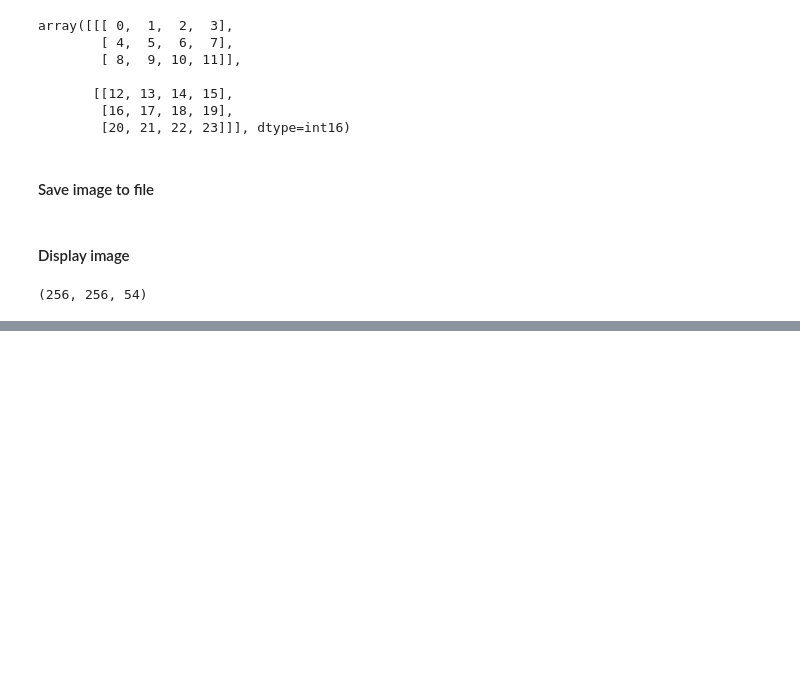
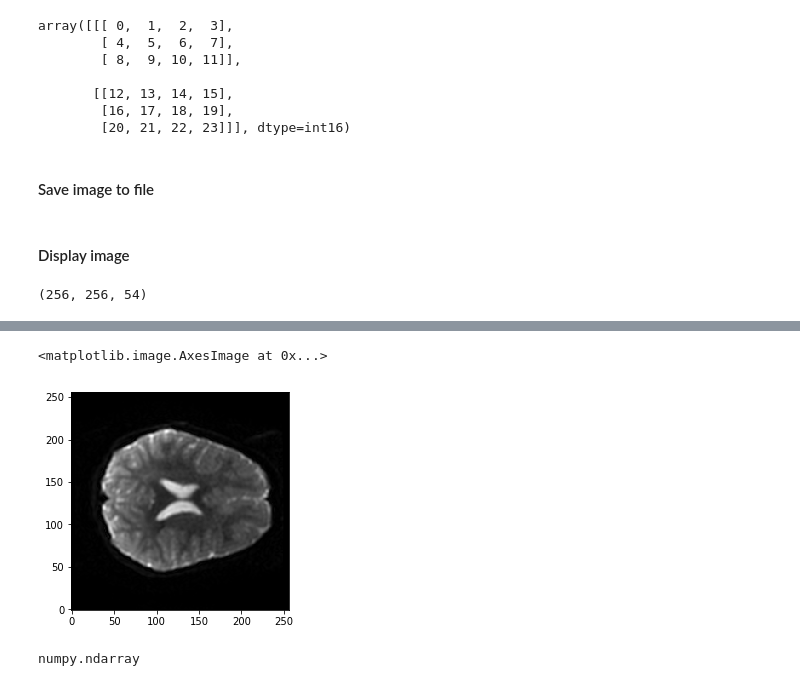
Before and after one commit to oscarychen/brAInzViewer, a Jupyter notebook: NiBabelTutorial.ipynb, the cells around one changed output, grey strips where cells are left out. Cells and saved outputs as stored; diff of their text form; code cells hidden in the pictures; blank space fills up the shorter version.

```diff
--- a/NiBabelTutorial.ipynb
+++ b/NiBabelTutorial.ipynb
@@ -204,0 +205,9 @@ show_slices([slice_0,slice_1,slice_2])
+# %%
+plt.imshow(slice_2, cmap='gray', origin='lower', aspect = 1)
+# %% [output]
+<matplotlib.image.AxesImage at 0x...>
+[figure, added]
+# %%
+type(slice_2)
+# %% [output]
+numpy.ndarray
```
Also changed, not shown: parts of 5 cells of this notebook, 2 other files.
